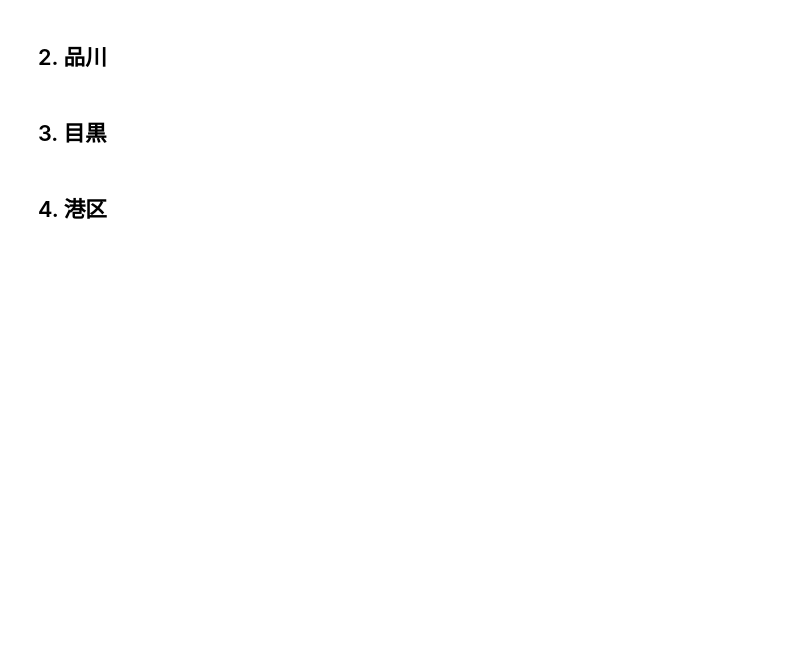
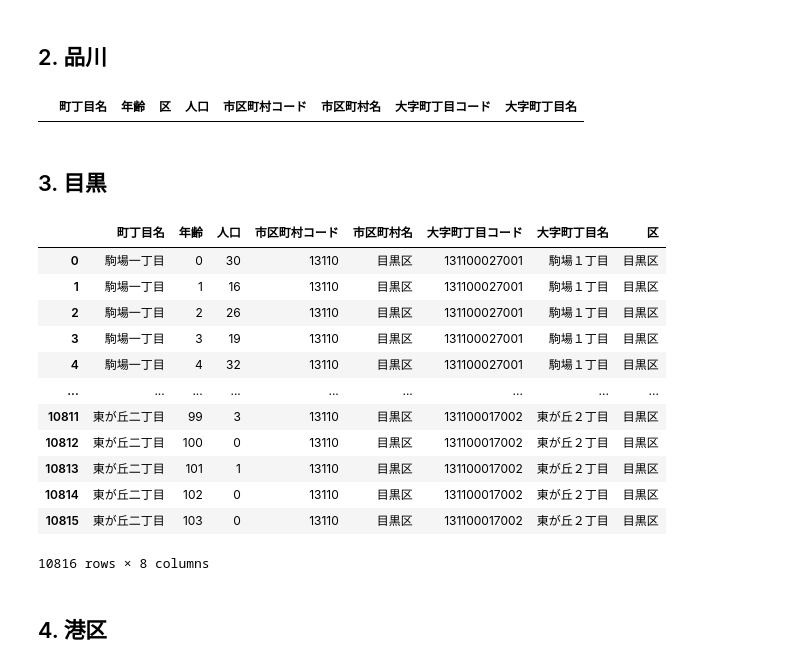
Before and after one commit to MasaoMori/Tokyo_Ward_Assembly_Election, a Jupyter notebook: jupyter/Population_age.ipynb, the cells around one changed output. Drawn from its saved outputs; the diff is of its cells as text; code cells hidden in the pictures; blank space fills up the shorter version.

```diff
--- a/jupyter/Population_age.ipynb
+++ b/jupyter/Population_age.ipynb
@@ -56,4 +72,7 @@ ohta_finedata['町丁目名'] = ohta_finedata['町丁目名'].str.replace('　',
 ohta_finedata = pd.merge(ohta_finedata, c_code, left_on='町丁目名', right_on='大字町丁目名')
 
 ohta_finedata['区']='大田区'
+
+for i in d2k.keys():
+    ohta_finedata['町丁目名']=ohta_finedata['町丁目名'].str.replace(i,d2k[i])
 # %%
@@ -102,3 +125,5 @@ shina_finedata['区']='品川区'
 # %%
-#shina_finedata
+shina_finedata[shina_finedata['市区町村名']!='品川区']
+# %% [output]
+|  | 町丁目名 | 年齢 | 区 | 人口 | 市区町村コード | 市区町村名 | 大字町丁目コード | 大字町丁目名 |
 # %%
@@ -142 +170,17 @@ meg_finedata['区']='目黒区'
+# %%
+meg_finedata
+# %% [output]
+|  | 町丁目名 | 年齢 | 人口 | 市区町村コード | 市区町村名 | 大字町丁目コード | 大字町丁目名 | 区 |
+| 0 | 駒場一丁目 | 0 | 30 | 13110 | 目黒区 | 131100027001 | 駒場１丁目 | 目黒区 |
+| 1 | 駒場一丁目 | 1 | 16 | 13110 | 目黒区 | 131100027001 | 駒場１丁目 | 目黒区 |
+| 2 | 駒場一丁目 | 2 | 26 | 13110 | 目黒区 | 131100027001 | 駒場１丁目 | 目黒区 |
+| 3 | 駒場一丁目 | 3 | 19 | 13110 | 目黒区 | 131100027001 | 駒場１丁目 | 目黒区 |
+| 4 | 駒場一丁目 | 4 | 32 | 13110 | 目黒区 | 131100027001 | 駒場１丁目 | 目黒区 |
+| ... | ... | ... | ... | ... | ... | ... | ... | ... |
+| 10811 | 東が丘二丁目 | 99 | 3 | 13110 | 目黒区 | 131100017002 | 東が丘２丁目 | 目黒区 |
+| 10812 | 東が丘二丁目 | 100 | 0 | 13110 | 目黒区 | 131100017002 | 東が丘２丁目 | 目黒区 |
+| 10813 | 東が丘二丁目 | 101 | 1 | 13110 | 目黒区 | 131100017002 | 東が丘２丁目 | 目黒区 |
+| 10814 | 東が丘二丁目 | 102 | 0 | 13110 | 目黒区 | 131100017002 | 東が丘２丁目 | 目黒区 |
+| 10815 | 東が丘二丁目 | 103 | 0 | 13110 | 目黒区 | 131100017002 | 東が丘２丁目 | 目黒区 |
+10816 rows × 8 columns
 # %%
```
Also changed, not shown: parts of 18 cells of this notebook, 15 other files.
